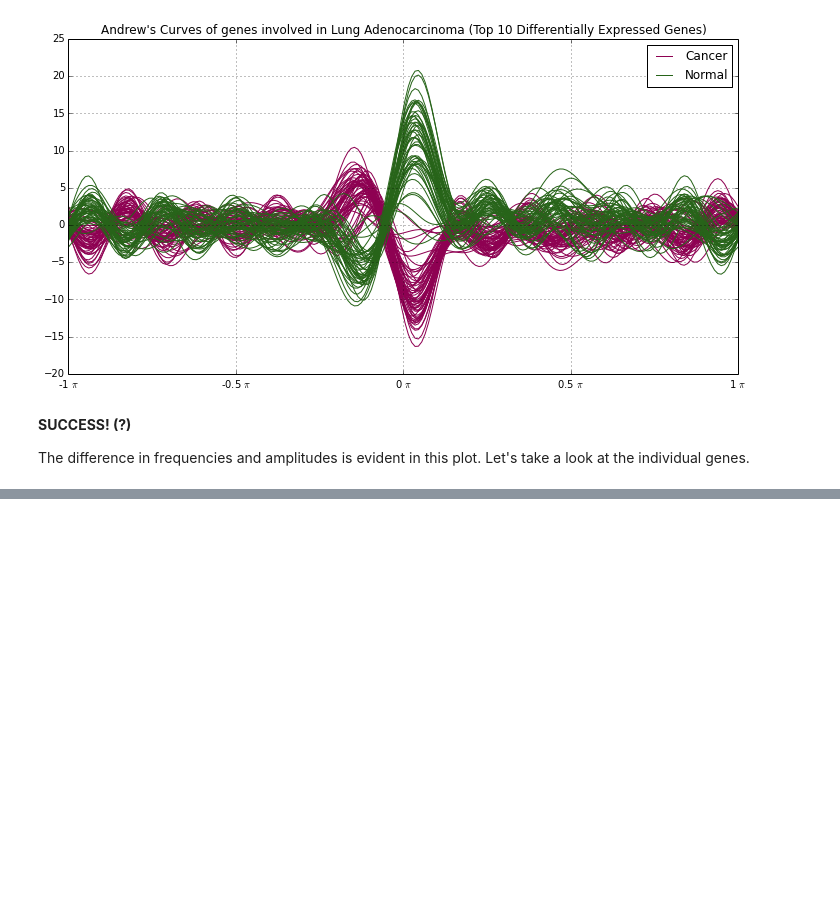
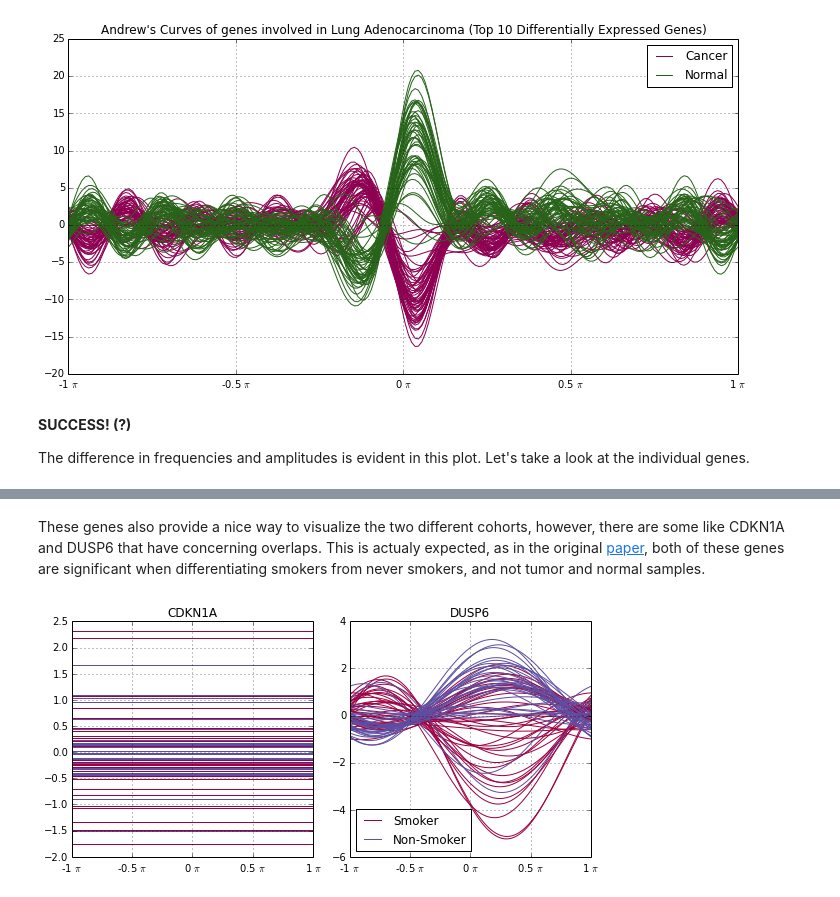
Before and after one commit to elpogzz/data-viz, a Jupyter notebook: multivariate_data_visualization.ipynb, the cells around one changed output, grey strips where cells are left out. Cells and saved outputs as stored; diff of their text form; code cells hidden in the pictures; blank space fills up the shorter version.

```diff
--- a/multivariate_data_visualization.ipynb
+++ b/multivariate_data_visualization.ipynb
@@ -112,0 +100,4 @@ Name: tissue_type, dtype: int64
+# %%
+def set_sample_labels(df, cohort_list, labels):
+    for cohort, label in zip(cohort_list, labels):
+        df.loc[cohort,"tissue_type"] = label
@@ -295,0 +304,8 @@ genes = ["NEK2","TTK","PRC1", "CENPF", "BIRC5", "MAD2L1","ASPM","CDC2","CKS1B","
+# %% [markdown]
+These genes also provide a nice way to visualize the two different cohorts, however, there are some like CDKN1A and DUSP6 that have concerning overlaps. This is actualy expected, as in the original [paper](https://journals.plos.org/plosone/article/figure?id=10.1371/journal.pone.0001651.t002), both of these genes are significant when differentiating smokers from never smokers, and not tumor and normal samples.
+# %%
+set_sample_labels(lung_standarized, [labels.current_smoker, labels.never_smoker], ["Smoker", "Non-Smoker"])
+fig = plt.figure(figsize=(8, 4))
+plot_individual_genes(["CDKN1A","DUSP6"], [1,2], df=lung_standarized.loc[labels.current_smoker + labels.never_smoker,], cm = "Spectral")
+# %% [output]
+[figure, added]
```
Also changed, not shown: parts of 30 cells of this notebook.
